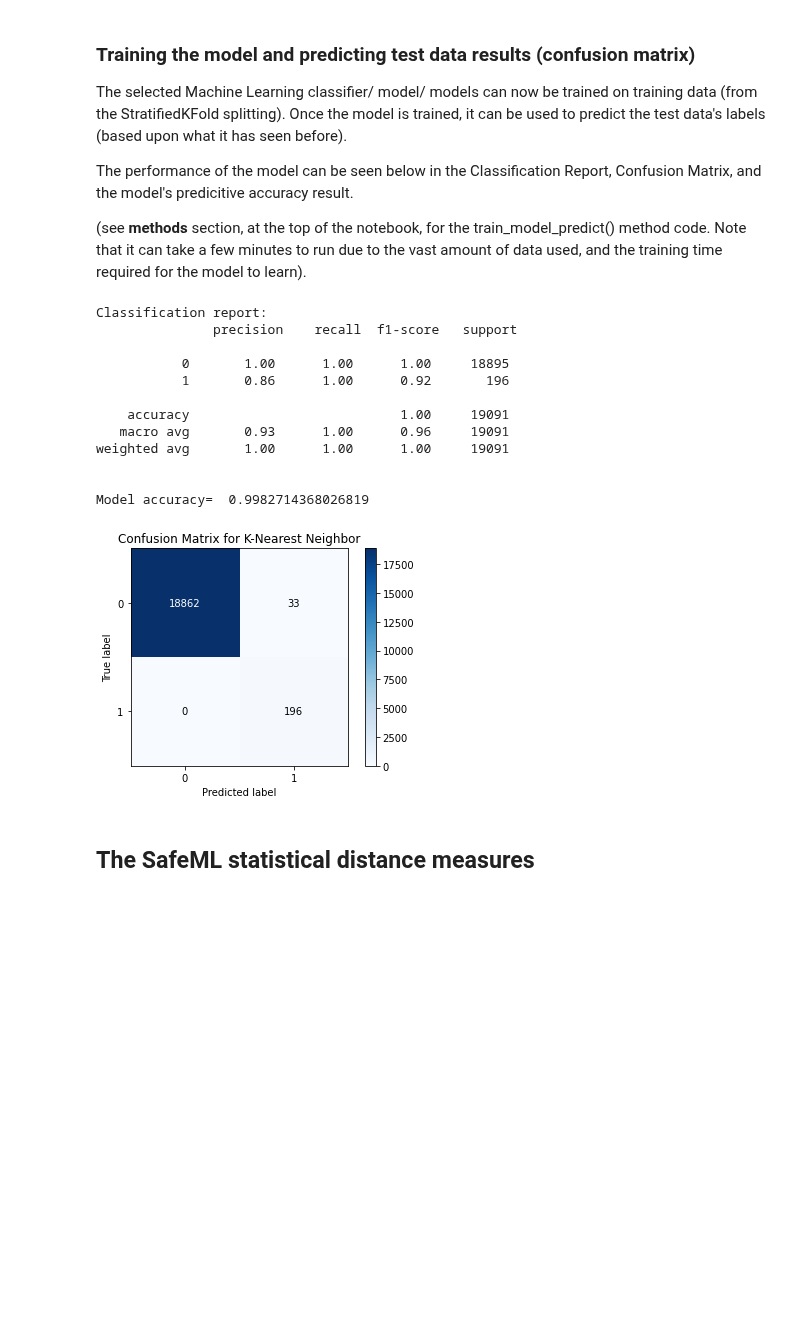
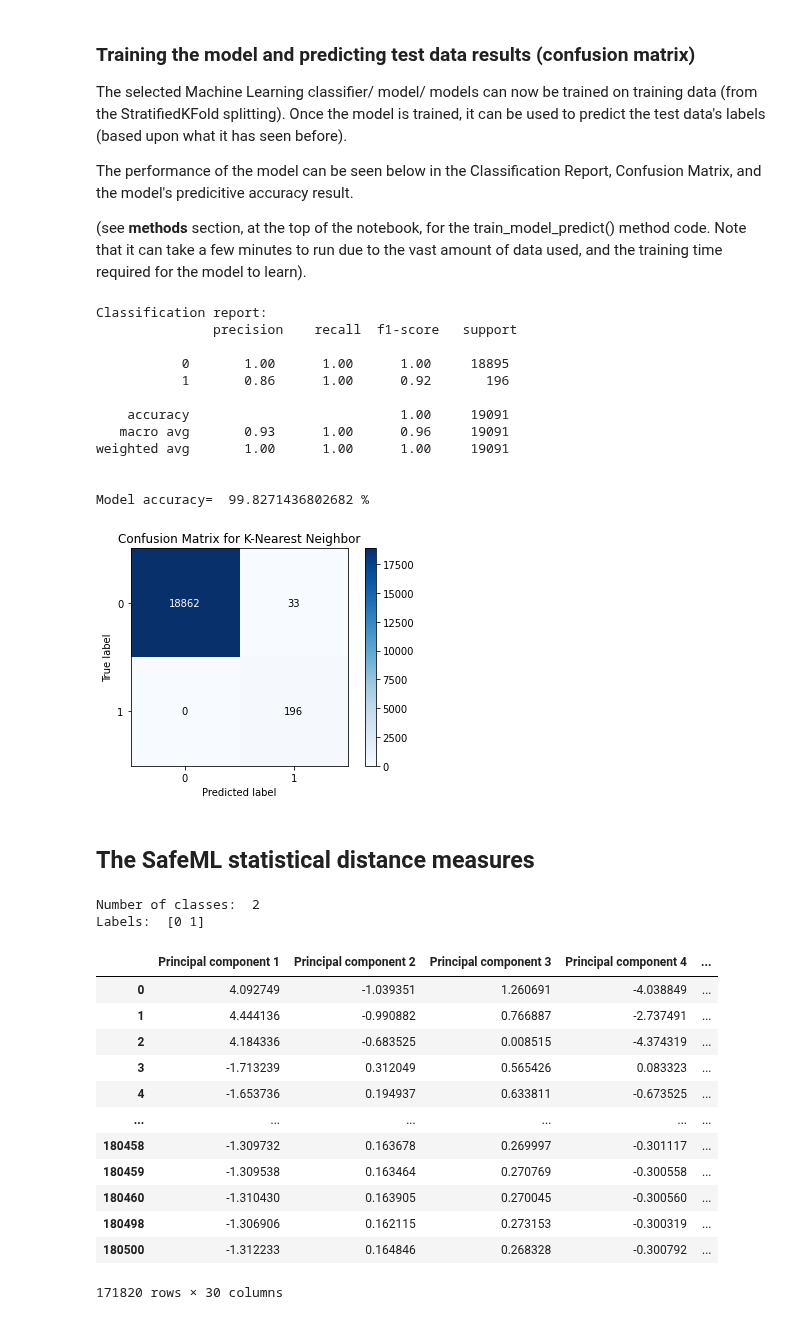
Before and after one commit to ISorokos/SafeML, a Jupyter notebook: Implementation_in_Python/CICIDS2017_Security_Data/Security_CICIDS2017_v1.ipynb, the cells around one changed output. Drawn from its saved outputs; the diff is of its cells as text; code cells hidden in the pictures; blank space fills up the shorter version.

Commit message:
Add statistical distance measures code progress. Importing local modules working too. Waiting for SafeML issue fix.

```diff
--- a/Implementation_in_Python/CICIDS2017_Security_Data/Security_CICIDS2017_v1.ipynb
+++ b/Implementation_in_Python/CICIDS2017_Security_Data/Security_CICIDS2017_v1.ipynb
@@ -86,7 +96,7 @@ def train_model_predict(model, model_name, X, y, skf):
     print('Classification report: \n', score, '\n')
     plot_confusion_matrix(reshaped_y_test, pred_y, title='Confusion Matrix for {}'.format(model_name))
 
-    return accuracy_score(reshaped_y_test, pred_y)
+    return accuracy_score(reshaped_y_test, pred_y), X_train, X_test, y_train, pred_y
 # %% [markdown]
 ### Useful environment variables
 # %%
@@ -518,8 +528,9 @@ The performance of the model can be seen below in the Classification Report, Con
 
 (see **methods** section, at the top of the notebook, for the train_model_predict() method code. Note that it can take a few minutes to run due to the vast amount of data used, and the training time required for the model to learn).
 # %%
-accuracy = train_model_predict(knn_model, "K-Nearest Neighbor", X, y, skf)
-print("Model accuracy= ", accuracy)
+# Unpacking the method return values. Last 4 are needed for statistical distance measure methods.
+accuracy, X_train, X_test, y_train, pred_y = train_model_predict(knn_model, "K-Nearest Neighbor", X, y, skf)
+print("Model accuracy= ", accuracy*100, "%")
 # %% [output]
 Classification report:
                precision    recall  f1-score   support
@@ -532,7 +543,32 @@ Classification report:
 weighted avg       1.00      1.00      1.00     19091
 
 
-Model accuracy=  0.9982714368026819
+Model accuracy=  99.8271436802682 %
 [figure]
 # %% [markdown]
 ## The SafeML statistical distance measures
+# %%
+# Extracting the number of classes and labels from the label feature
+class_num = len(df_final['label'].unique())
+labels = df_final['label'].unique()
+print("Number of classes: ", class_num)
+print("Labels: ", labels)
+# %% [output]
+Number of classes:  2
+Labels:  [0 1]
+# %%
+X_train
+# %% [output]
+|  | Principal component 1 | Principal component 2 | Principal component 3 | Principal component 4 | ... |
+| 0 | 4.092749 | -1.039351 | 1.260691 | -4.038849 | ... |
+| 1 | 4.444136 | -0.990882 | 0.766887 | -2.737491 | ... |
+| 2 | 4.184336 | -0.683525 | 0.008515 | -4.374319 | ... |
+| 3 | -1.713239 | 0.312049 | 0.565426 | 0.083323 | ... |
+| 4 | -1.653736 | 0.194937 | 0.633811 | -0.673525 | ... |
+| ... | ... | ... | ... | ... | ... |
+| 180458 | -1.309732 | 0.163678 | 0.269997 | -0.301117 | ... |
+| 180459 | -1.309538 | 0.163464 | 0.270769 | -0.300558 | ... |
+| 180460 | -1.310430 | 0.163905 | 0.270045 | -0.300560 | ... |
+| 180498 | -1.306906 | 0.162115 | 0.273153 | -0.300319 | ... |
+| 180500 | -1.312233 | 0.164846 | 0.268328 | -0.300792 | ... |
+171820 rows × 30 columns
```
Also changed, not shown: parts of 10 cells of this notebook.
